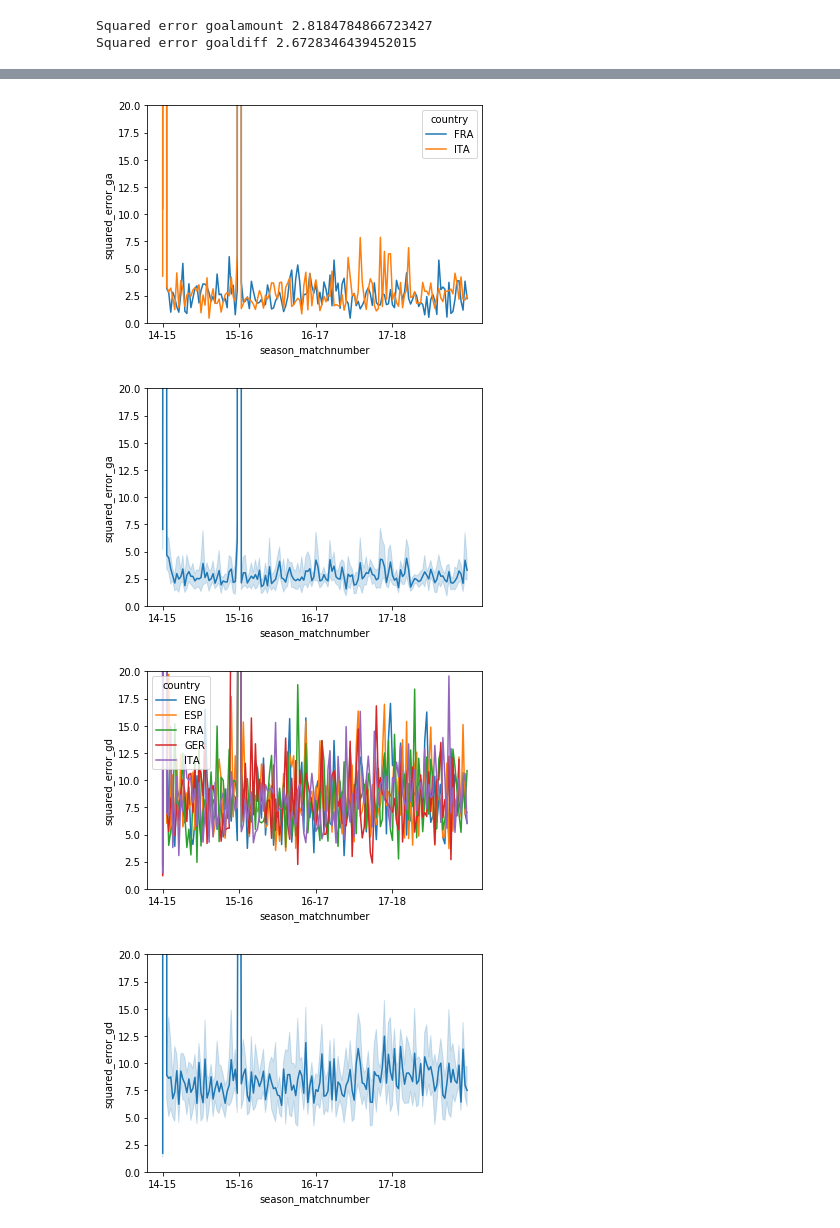
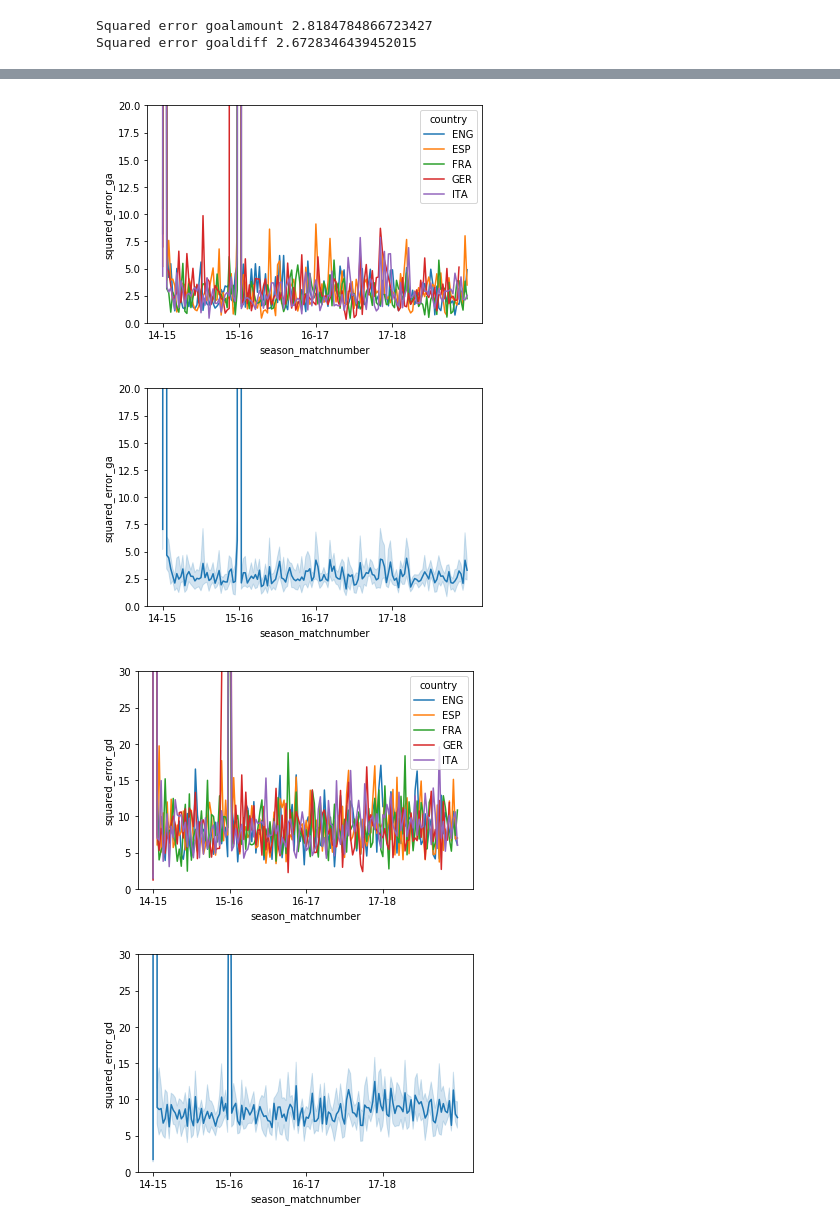
Before and after one commit to LUKEx76/football_prediction, a Jupyter notebook: ac_model/ac_regression.ipynb, the cells around one changed output, grey strips where cells are left out. Cells and saved outputs as stored; diff of their text form; code cells hidden in the pictures.

Commit message:
add training error plots per matchnumber and for xg general weights

```diff
--- a/ac_model/ac_regression.ipynb
+++ b/ac_model/ac_regression.ipynb
@@ -324,16 +309,9 @@ ITA;17_38;2.534583814665147;6.014032229752155
 # %%
-training_error_df = pd.read_csv('training_error.csv', sep=';')
-sns.lineplot(data=training_error_df.query("country == 'ITA' or country == 'FRA'"),
+training_error_df = pd.read_csv('training_error_general.csv', sep=';')
+sns.lineplot(data=training_error_df,
              x="season_matchnumber", y="squared_error_ga", hue="country")
 plt.xticks(["14_1", "15_1", "16_1", "17_1"], ["14-15","15-16","16-17","17-18"])
 plt.ylim(0,20)
-# sumed_df = pd.DataFrame()
-# sumed_df["season_matchnumber"] = seasons
-# total = []
-# for season in seasons:
-#     total.append(np.sum(training_error_df.groupby(["matchnumber"]).get_group(
-#         season)["squared_error_ga"]) / NUM_OF_COUNTRIES)
-# sumed_df["squared_error_ga"] = total
 plt.show()
 sns.lineplot(data=training_error_df, x="season_matchnumber",
              y="squared_error_ga")
@@ -342,29 +320,21 @@ plt.xticks(["14_1", "15_1", "16_1", "17_1"], [
 plt.ylim(0, 20)
 plt.show()
 # %% [output]
-[figure, old version]
+[figure, new version]
 [figure]
 # %%
-training_error_df = pd.read_csv('training_error.csv', sep=';')
 sns.lineplot(data=training_error_df, x="season_matchnumber",
              y="squared_error_gd", hue="country")
 plt.xticks(["14_1", "15_1", "16_1", "17_1"], [
            "14-15", "15-16", "16-17", "17-18"])
 plt.ylim(0, 30)
-# sumed_df = pd.DataFrame()
-# sumed_df["season_matchnumber"] = seasons
-# total = []
-# for season in seasons:
-#     total.append(np.sum(training_error_df.groupby(["matchnumber"]).get_group(
-#         season)["squared_error_ga"]) / NUM_OF_COUNTRIES)
-# sumed_df["squared_error_ga"] = total
 plt.show()
 sns.lineplot(data=training_error_df, x="season_matchnumber",
              y="squared_error_gd")
 plt.xticks(["14_1", "15_1", "16_1", "17_1"], [
            "14-15", "15-16", "16-17", "17-18"])
 plt.ylim(0, 30)
 plt.show()
 # %% [output]
-[figure, old version]
+[figure, new version]
-[figure, old version]
+[figure, new version]
```
Also changed, not shown: parts of 9 cells of this notebook, 5 other files.
